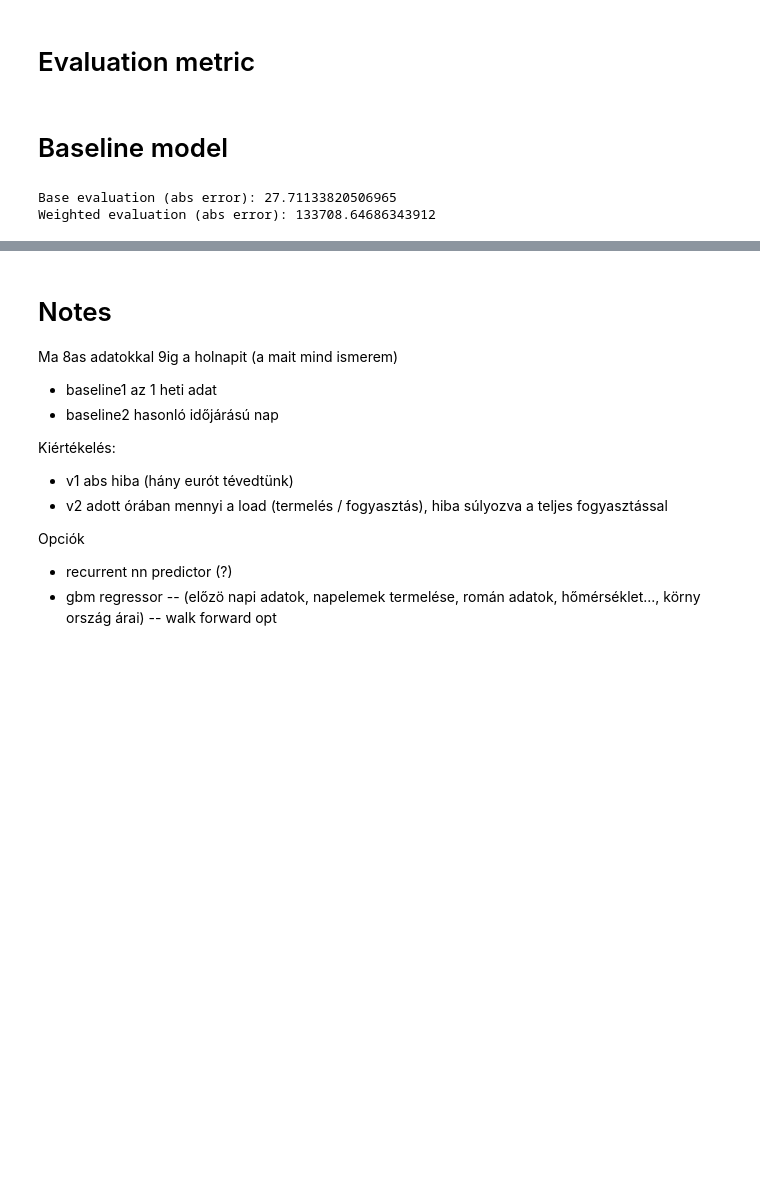
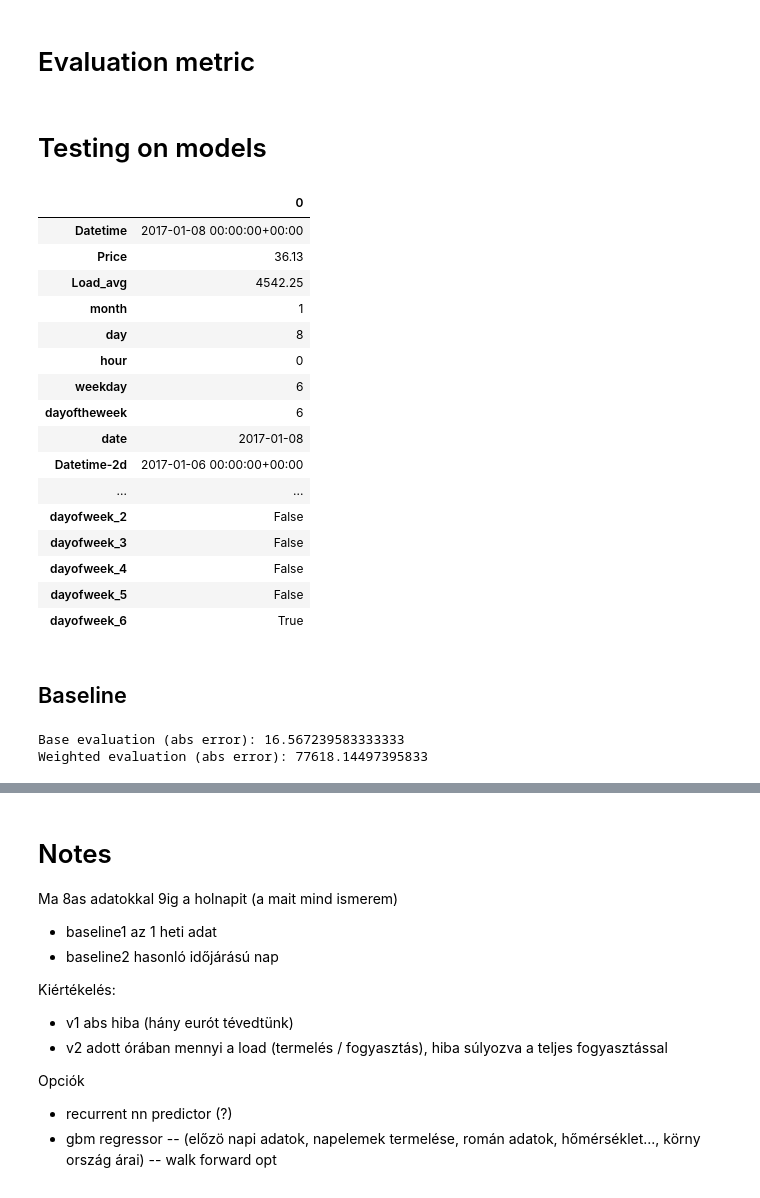
Before and after one commit to BotondProhaszka/msc_szakdolgozat, a Jupyter notebook: main.ipynb, the cells around one changed output, grey strips where cells are left out. Drawn from its saved outputs; the diff is of its cells as text; code cells hidden in the pictures; blank space fills up the shorter version.

```diff
--- a/main.ipynb
+++ b/main.ipynb
@@ -167,3 +225,22 @@ df
+# %%
+from workalendar.europe import Hungary
+
+cal = Hungary()
+year_list = df['Datetime'].dt.year.unique()
+# %%
+holiday_df = pd.DataFrame()
+for year in year_list:
+    holidays = cal.holidays(year)
+    temp_df = pd.DataFrame(holidays, columns=['date', 'holiday_name'])
+    holiday_df = pd.concat([holiday_df, temp_df],
+                           axis=0).reset_index(drop=True)
+# %%
+holiday_map = holiday_df.set_index('date')['holiday_name']
+df['holiday_name'] = df['date'].map(holiday_map)
+df['is_holiday'] = 0
+df.loc[df['holiday_name'].notnull(), 'is_holiday'] = 1
+
+df.drop(columns=['holiday_name'], inplace=True)
 # %% [markdown]
 # Evaluation metric
 # %%
@@ -181,3 +258,25 @@ def do_modeling(model, train_df, test_df, input_cols, target_col):
     y_true = test_df[target_col]
     base_eval(y_true, y_pred)
     weighted_eval(y_true, y_pred, test_df['Load_avg'])
+# %% [markdown]
+# Testing on models
+# %%
+df.head(1).T
+# %% [output]
+|  | 0 |
+| Datetime | 2017-01-08 00:00:00+00:00 |
+| Price | 36.13 |
+| Load_avg | 4542.25 |
+| month | 1 |
+| day | 8 |
+| hour | 0 |
+| weekday | 6 |
+| dayoftheweek | 6 |
+| date | 2017-01-08 |
+| Datetime-2d | 2017-01-06 00:00:00+00:00 |
+| ... | ... |
+| dayofweek_2 | False |
+| dayofweek_3 | False |
+| dayofweek_4 | False |
+| dayofweek_5 | False |
+| dayofweek_6 | True |
@@ -184,5 +288,5 @@ def do_modeling(model, train_df, test_df, input_cols, target_col):
 # %% [markdown]
-# Baseline model
+## Baseline
 # %%
 def baseline_model(df):
     y_pred = df['Price'].shift(7*24)
@@ -191,10 +294,10 @@ def baseline_model(df):
 # %%
-df = baseline_model(df)
+base_pred = baseline_model(df)
 start_date = '2023-01-01'
-end_date = '2023-12-31'
-base_eval(df.loc[start_date:end_date, 'Price'], df.loc[start_date:end_date, 'Base_pred'])
-weighted_eval(df.loc[start_date:end_date, 'Price'], df.loc[start_date:end_date, 'Base_pred'], df.loc[start_date:end_date, 'Load_avg'])
+end_date = '2024-03-17'
+base_eval(df.loc[df['Datetime'] >= test_end_date, 'Price'], base_pred)
+weighted_eval(df.loc[df['Datetime'] >= test_end_date, 'Price'], base_pred, df.loc[df['Datetime'] >= test_end_date, 'Load_avg'])
 # %% [output]
-Base evaluation (abs error): 27.71133820506965
-Weighted evaluation (abs error): 133708.64686343912
+Base evaluation (abs error): 16.567239583333333
+Weighted evaluation (abs error): 77618.14497395833
 # %% [markdown]
```
Also changed, not shown: parts of 32 cells of this notebook.
